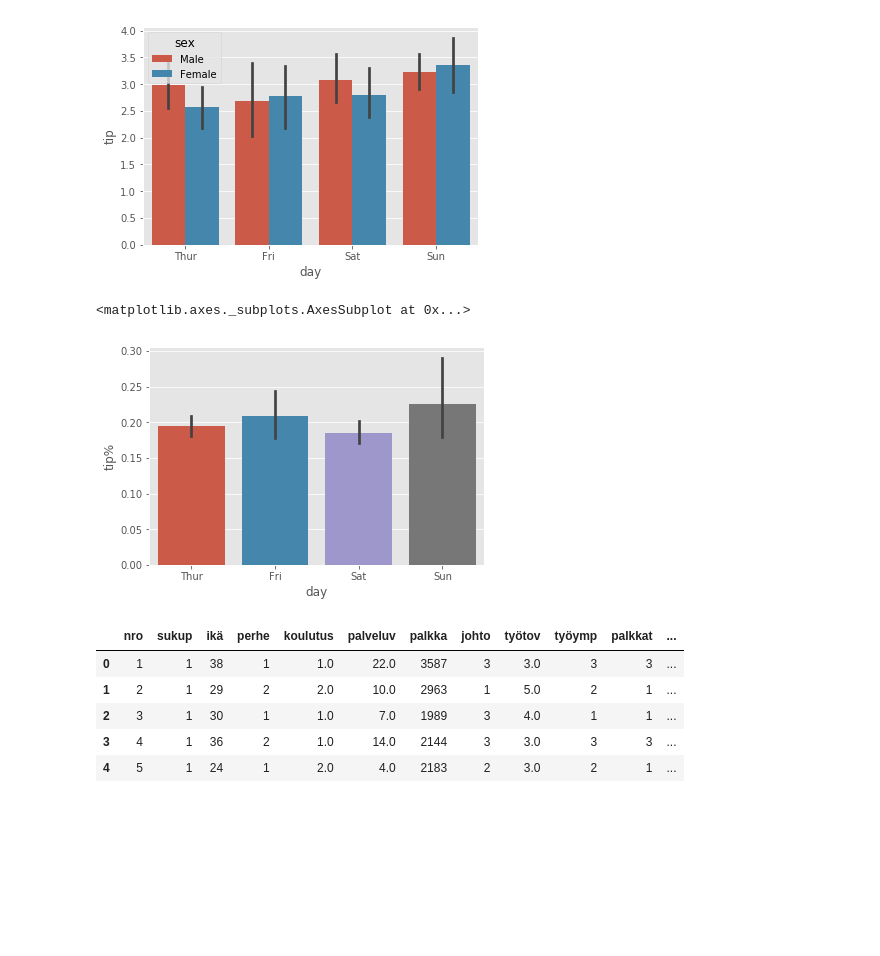
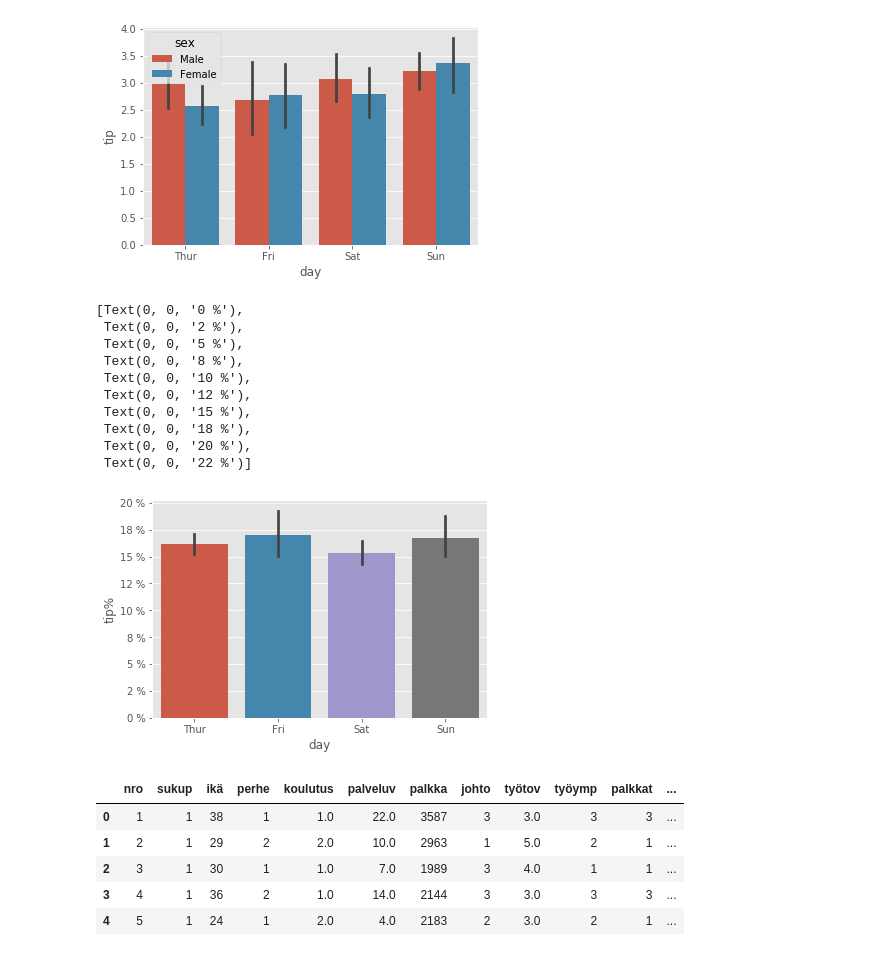
Before and after one commit to taanila/tilastoapu, a Jupyter notebook: kuviot2.ipynb, the cells around one changed output. Cells and saved outputs as stored; diff of their text form; code cells hidden in the pictures; blank space fills up the shorter version.

```diff
--- a/kuviot2.ipynb
+++ b/kuviot2.ipynb
@@ -60,9 +102,24 @@ sns.barplot(x='day', y='tip', hue='sex', data=tips)
 <matplotlib.axes._subplots.AxesSubplot at 0x...>
 [figure]
 # %%
-tips['tip%'] = tips['tip']/(tips['total_bill']-tips['tip'])
-sns.barplot(x='day', y='tip%', data=tips)
+#Juomaraha prosentteina laskusta.
+tips['tip%'] = tips['tip']/(tips['total_bill'])
+
+#Juomarahan osuus (keskiarvo) eri viikonpäivinä:
+ax3 = sns.barplot(x='day', y='tip%', data=tips)
+
+vals = ax3.get_yticks()
+ax3.set_yticklabels(['{:.0f} %'.format(y*100) for y in vals])
 # %% [output]
-<matplotlib.axes._subplots.AxesSubplot at 0x...>
+[Text(0, 0, '0 %'),
+ Text(0, 0, '2 %'),
+ Text(0, 0, '5 %'),
+ Text(0, 0, '8 %'),
+ Text(0, 0, '10 %'),
+ Text(0, 0, '12 %'),
+ Text(0, 0, '15 %'),
+ Text(0, 0, '18 %'),
+ Text(0, 0, '20 %'),
+ Text(0, 0, '22 %')]
-[figure, old version]
+[figure, new version]
 # %%
```
Also changed, not shown: parts of 18 cells of this notebook.
